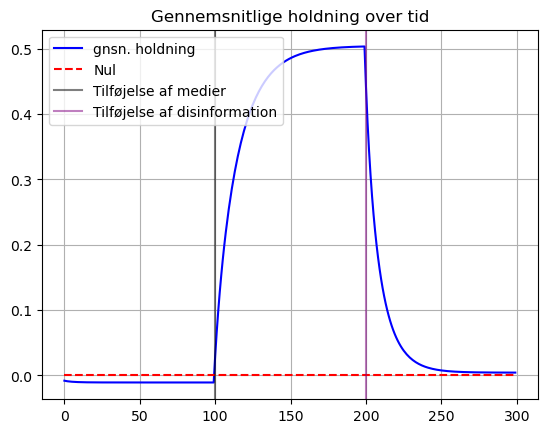
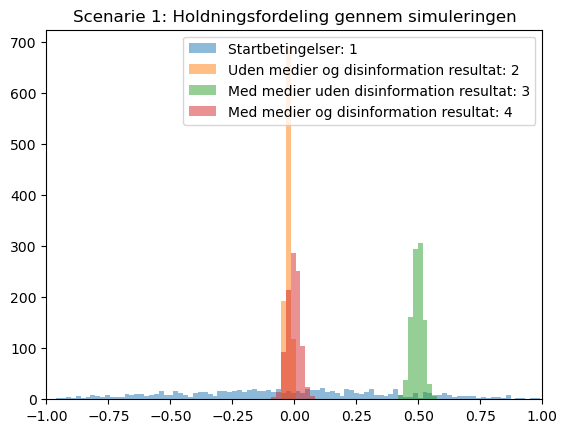
The notebook cell's code change between the first figure and the second:
--- before
+++ after
@@ -4,4 +4,18 @@
 #print(MatrixGrafdisinfo.opinions[MatrixGrafdisinfo.type == 'Disinformation'])
 print(MatrixGrafdisinfo.opinions[MatrixGrafdisinfo.type == 'Disinformation'].mean())
+
+plt.figure()
+plt.hist(no_media_no_disinfo_startcond[mask], bins=binsScenarie1,alpha=0.5, label='Startbetingelser: 1')
+plt.hist(no_media_no_disinfo_endcond[mask], bins=binsScenarie1, alpha=0.5, label='Uden medier og disinformation resultat: 2')
+plt.hist(media_no_disinfo_endcond[maskmedia], bins=binsScenarie1, alpha=0.5, label='Med medier uden disinformation resultat: 3')
+plt.hist(media_disinfo_endcond[maskdisinfo], bins=binsScenarie1, alpha=0.5, label='Med medier og disinformation resultat: 4')
+
+
+plt.xlim(-1, 1)
+plt.legend()
+plt.title('Scenarie 1: Holdningsfordeling gennem simuleringen')
+plt.show()
+
+
 
 plt.figure()
@@ -13,5 +27,5 @@
 plt.legend(loc = 'upper left')
 plt.grid()
-plt.title('Gennemsnitlige holdning over tid')
+plt.title('Scenarie 1: Gennemsnitlige holdning over tid')
 plt.show()
 
@@ -24,4 +38,4 @@
 plt.legend()
 plt.grid()
-plt.title('Gennemsnitlige afstand til gnsn.')
+plt.title('Scenarie 1: Gennemsnitlige afstand til gnsn.')
 plt.show()

Commit: .